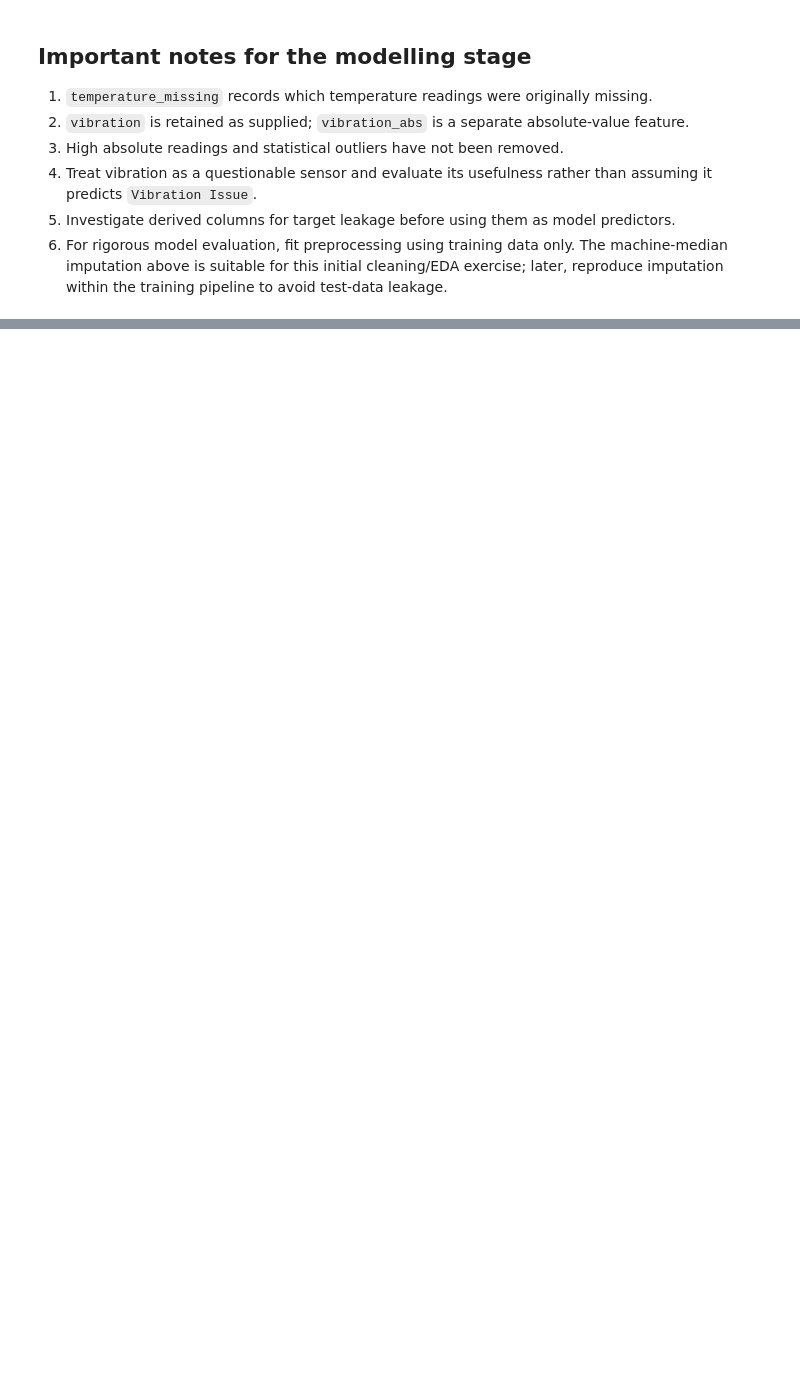
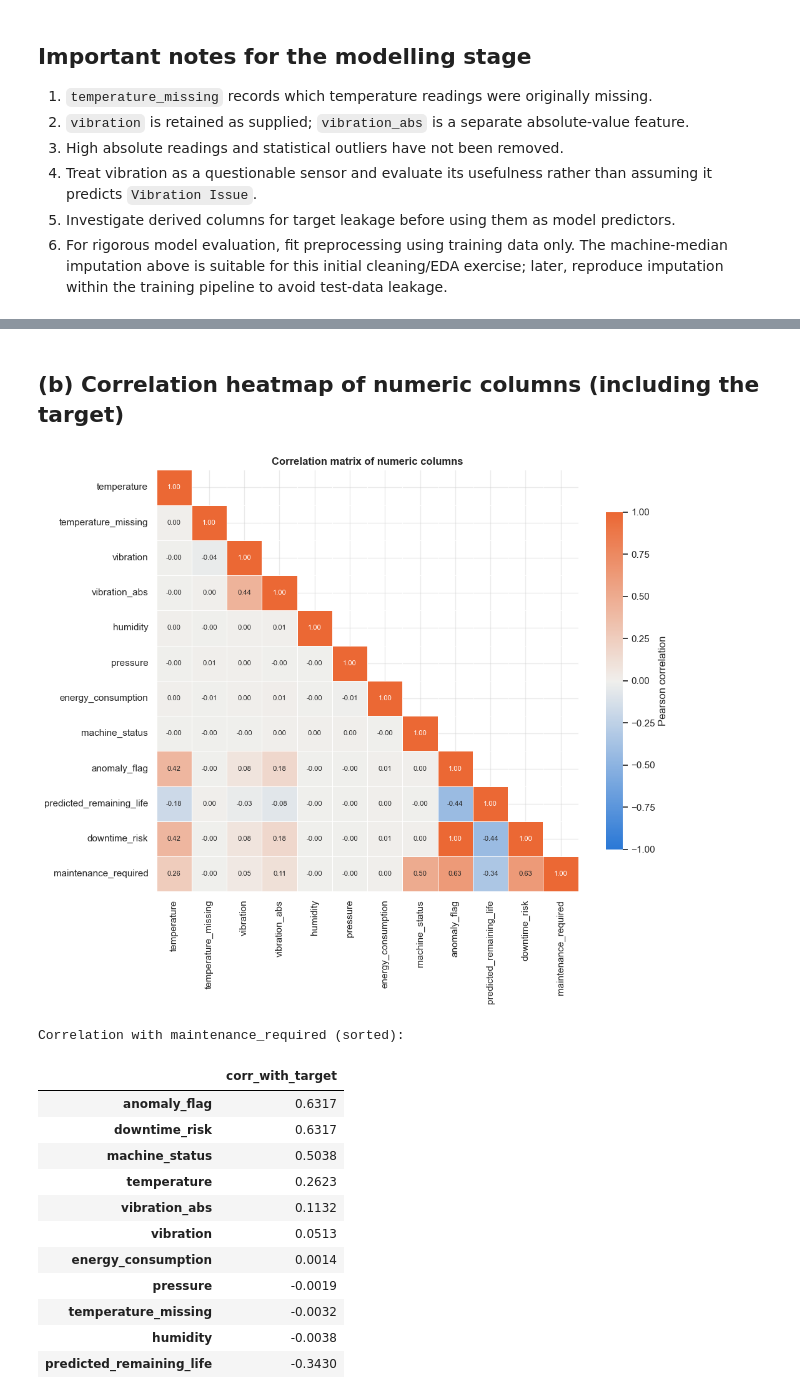
Before and after one commit to wwenyuu-23/Git-Rebase, a Jupyter notebook: eda.ipynb, the cells around one changed output, grey strips where cells are left out. Saved outputs shown, nothing was run; the diff lists cells and outputs as text; code cells hidden in the pictures; blank space fills up the shorter version.

```diff
--- a/eda.ipynb
+++ b/eda.ipynb
@@ -472,0 +648,38 @@ print("Cleaned file location:", Path(output_file).resolve())
+# %% [markdown]
+## (b) Correlation heatmap of numeric columns (including the target)
+# %%
+from matplotlib.colors import LinearSegmentedColormap
+
+# machine_id is a category label (see problem statement), so it is left out of the correlation matrix.
+corr_columns = ["temperature", "temperature_missing", "vibration", "vibration_abs", "humidity", "pressure",
+                "energy_consumption", "machine_status", "anomaly_flag", "predicted_remaining_life",
+                "downtime_risk", TARGET]
+corr = df[corr_columns].corr()
+
+diverging = LinearSegmentedColormap.from_list("blue_gray_orange", ["#2a78d6", "#f0efec", "#eb6834"])
+fig, ax = plt.subplots(figsize=(11, 9))
+mask = np.triu(np.ones_like(corr, dtype=bool), k=1)
+sns.heatmap(corr, mask=mask, cmap=diverging, vmin=-1, vmax=1, center=0, annot=True, fmt=".2f",
+            annot_kws={"size": 8}, linewidths=0.5, linecolor="white", square=True,
+            cbar_kws={"label": "Pearson correlation", "shrink": 0.8}, ax=ax)
+style_ax(ax, "Correlation matrix of numeric columns", "", "")
+plt.tight_layout()
+plt.show()
+
+print("Correlation with maintenance_required (sorted):")
+display(corr[TARGET].drop(TARGET).sort_values(ascending=False).round(4).to_frame("corr_with_target"))
+# %% [output]
+[figure, added]
+Correlation with maintenance_required (sorted):
+|  | corr_with_target |
+| anomaly_flag | 0.6317 |
+| downtime_risk | 0.6317 |
+| machine_status | 0.5038 |
+| temperature | 0.2623 |
+| vibration_abs | 0.1132 |
+| vibration | 0.0513 |
+| energy_consumption | 0.0014 |
+| pressure | -0.0019 |
+| temperature_missing | -0.0032 |
+| humidity | -0.0038 |
+| predicted_remaining_life | -0.3430 |
```
Also changed, not shown: parts of 19 cells of this notebook.
